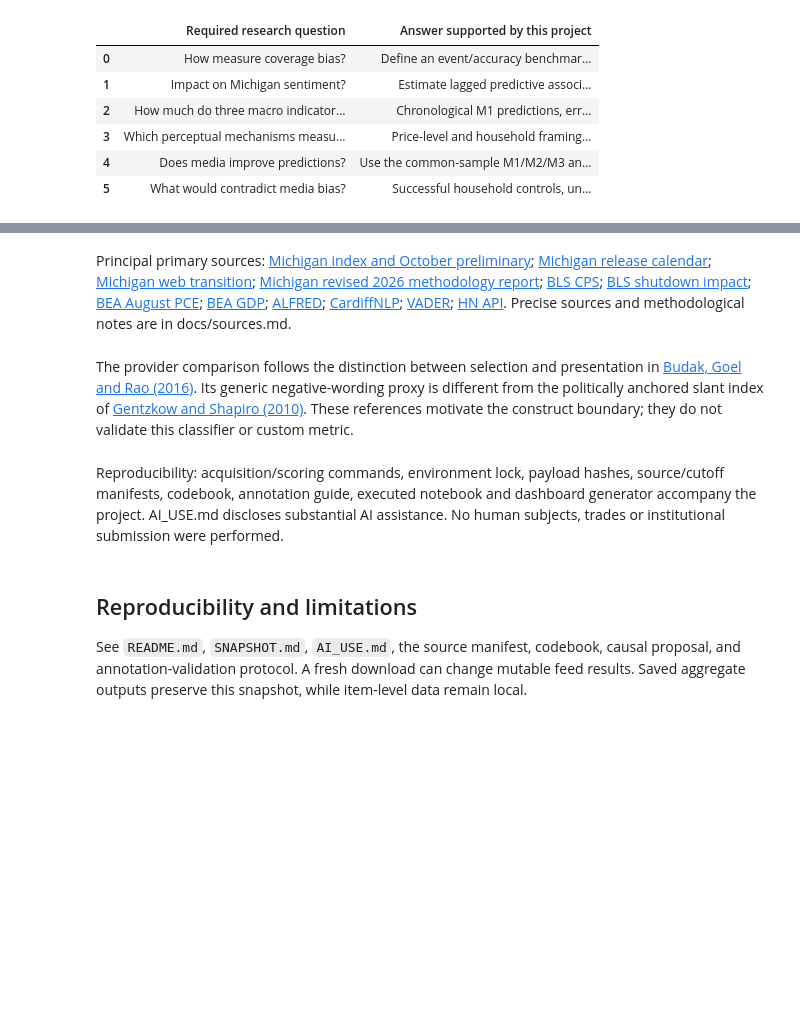
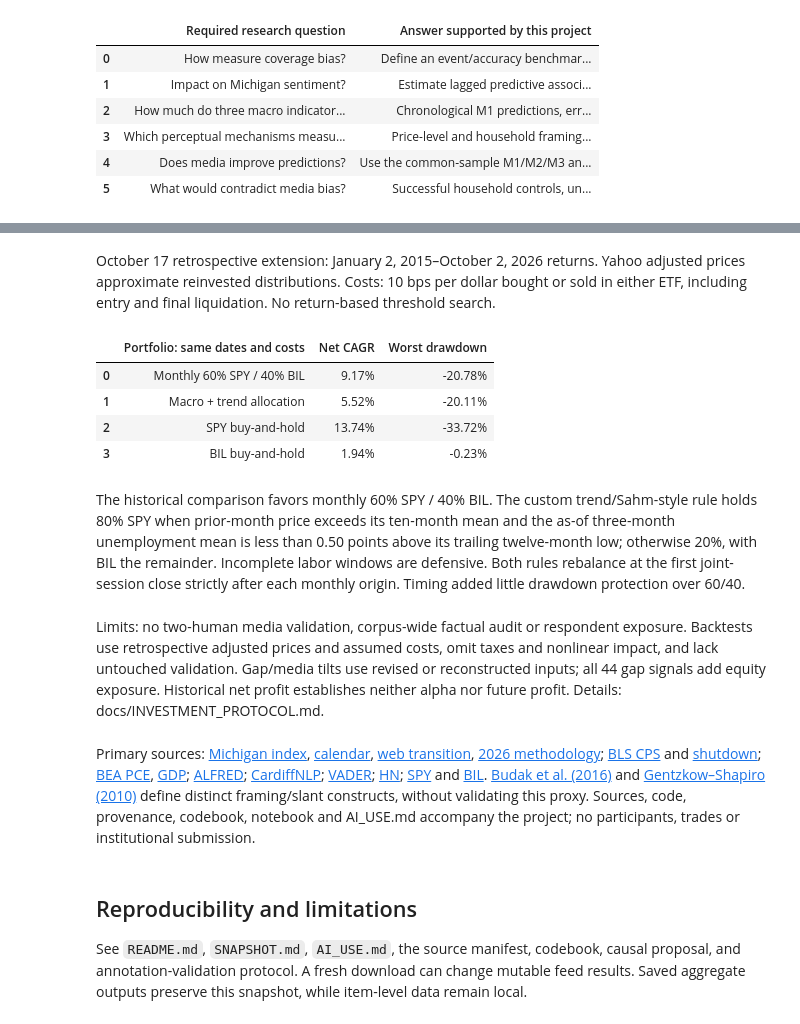
Before and after one commit to ph2606/FRE-GY-7871A-Final-Project, a Jupyter notebook: final_project.ipynb, the cells around one changed output, grey strips where cells are left out. Saved outputs shown, nothing was run; the diff lists cells and outputs as text; code cells hidden in the pictures; blank space fills up the shorter version.

```diff
--- a/final_project.ipynb
+++ b/final_project.ipynb
@@ -478,9 +555,23 @@ Material limitations: no two-human validation, no verified corpus-wide factual c
+# %% [markdown]
+October 17 retrospective extension: January 2, 2015–October 2, 2026 returns. Yahoo adjusted prices approximate reinvested distributions. Costs: 10 bps per dollar bought or sold in either ETF, including entry and final liquidation. No return-based threshold search.
+# %%
+import sys
+if str(ROOT / 'scripts') not in sys.path: sys.path.insert(0, str(ROOT / 'scripts'))
+from study_content import sections
+item = sections()[11][1][2]
+display(pd.DataFrame(item['rows'], columns=item['headers']))
+# %% [output]
+|  | Portfolio: same dates and costs | Net CAGR | Worst drawdown |
+| 0 | Monthly 60% SPY / 40% BIL | 9.17% | -20.78% |
+| 1 | Macro + trend allocation | 5.52% | -20.11% |
+| 2 | SPY buy-and-hold | 13.74% | -33.72% |
+| 3 | BIL buy-and-hold | 1.94% | -0.23% |
+# %% [markdown]
+The historical comparison favors monthly 60% SPY / 40% BIL. The custom trend/Sahm-style rule holds 80% SPY when prior-month price exceeds its ten-month mean and the as-of three-month unemployment mean is less than 0.50 points above its trailing twelve-month low; otherwise 20%, with BIL the remainder. Incomplete labor windows are defensive. Both rules rebalance at the first joint-session close strictly after each monthly origin. Timing added little drawdown protection over 60/40.
+# %% [markdown]
+Limits: no two-human media validation, corpus-wide factual audit or respondent exposure. Backtests use retrospective adjusted prices and assumed costs, omit taxes and nonlinear impact, and lack untouched validation. Gap/media tilts use revised or reconstructed inputs; all 44 gap signals add equity exposure. Historical net profit establishes neither alpha nor future profit. Details: docs/INVESTMENT_PROTOCOL.md.
 # %% [markdown]
-Principal primary sources: [Michigan index and October preliminary](https://www.sca.isr.umich.edu/); [Michigan release calendar](https://data.sca.isr.umich.edu/fetchdoc.php?docid=79628); [Michigan web transition](https://www.sca.isr.umich.edu/files/methodtransitionannouncement2024.pdf); [Michigan revised 2026 methodology report](https://www.sca.isr.umich.edu/files/partisaneconomy202607_revised.pdf); [BLS CPS](https://www.bls.gov/cps/); [BLS shutdown impact](https://www.bls.gov/cps/methods/2025-federal-government-shutdown-impact-cps.htm); [BEA August PCE](https://www.bea.gov/news/2026/personal-income-and-outlays-august-2026); [BEA GDP](https://www.bea.gov/data/gdp/gross-domestic-product); [ALFRED](https://alfred.stlouisfed.org/); [CardiffNLP](https://huggingface.co/cardiffnlp/twitter-roberta-base-sentiment-latest); [VADER](https://github.com/cjhutto/vaderSentiment); [HN API](https://hn.algolia.com/api). Precise sources and methodological notes are in docs/sources.md.
+Primary sources: [Michigan index](https://www.sca.isr.umich.edu/), [calendar](https://data.sca.isr.umich.edu/fetchdoc.php?docid=79628), [web transition](https://www.sca.isr.umich.edu/files/methodtransitionannouncement2024.pdf), [2026 methodology](https://www.sca.isr.umich.edu/files/partisaneconomy202607_revised.pdf); [BLS CPS](https://www.bls.gov/cps/) and [shutdown](https://www.bls.gov/cps/methods/2025-federal-government-shutdown-impact-cps.htm); [BEA PCE](https://www.bea.gov/news/2026/personal-income-and-outlays-august-2026), [GDP](https://www.bea.gov/data/gdp/gross-domestic-product); [ALFRED](https://alfred.stlouisfed.org/); [CardiffNLP](https://huggingface.co/cardiffnlp/twitter-roberta-base-sentiment-latest); [VADER](https://github.com/cjhutto/vaderSentiment); [HN](https://hn.algolia.com/api); [SPY](https://www.ssga.com/us/en/individual/etfs/state-street-spdr-sp-500-etf-trust-spy) and [BIL](https://www.ssga.com/us/en/individual/etfs/state-street-spdr-bloomberg-1-3-month-t-bill-etf-bil). [Budak et al. (2016)](https://5harad.com/papers/mediabias.pdf) and [Gentzkow–Shapiro (2010)](https://web.stanford.edu/~gentzkow/research/biasmeas.pdf) define distinct framing/slant constructs, without validating this proxy. Sources, code, provenance, codebook, notebook and AI_USE.md accompany the project; no participants, trades or institutional submission.
-# %% [markdown]
-The provider comparison follows the distinction between selection and presentation in [Budak, Goel and Rao (2016)](https://5harad.com/papers/mediabias.pdf). Its generic negative-wording proxy is different from the politically anchored slant index of [Gentzkow and Shapiro (2010)](https://web.stanford.edu/~gentzkow/research/biasmeas.pdf). These references motivate the construct boundary; they do not validate this classifier or custom metric.
-# %% [markdown]
-Reproducibility: acquisition/scoring commands, environment lock, payload hashes, source/cutoff manifests, codebook, annotation guide, executed notebook and dashboard generator accompany the project. AI_USE.md discloses substantial AI assistance. No human subjects, trades or institutional submission were performed.
 # %% [markdown]
 ## Reproducibility and limitations
 
```
Also changed, not shown: parts of 11 cells of this notebook, 19 other files.
